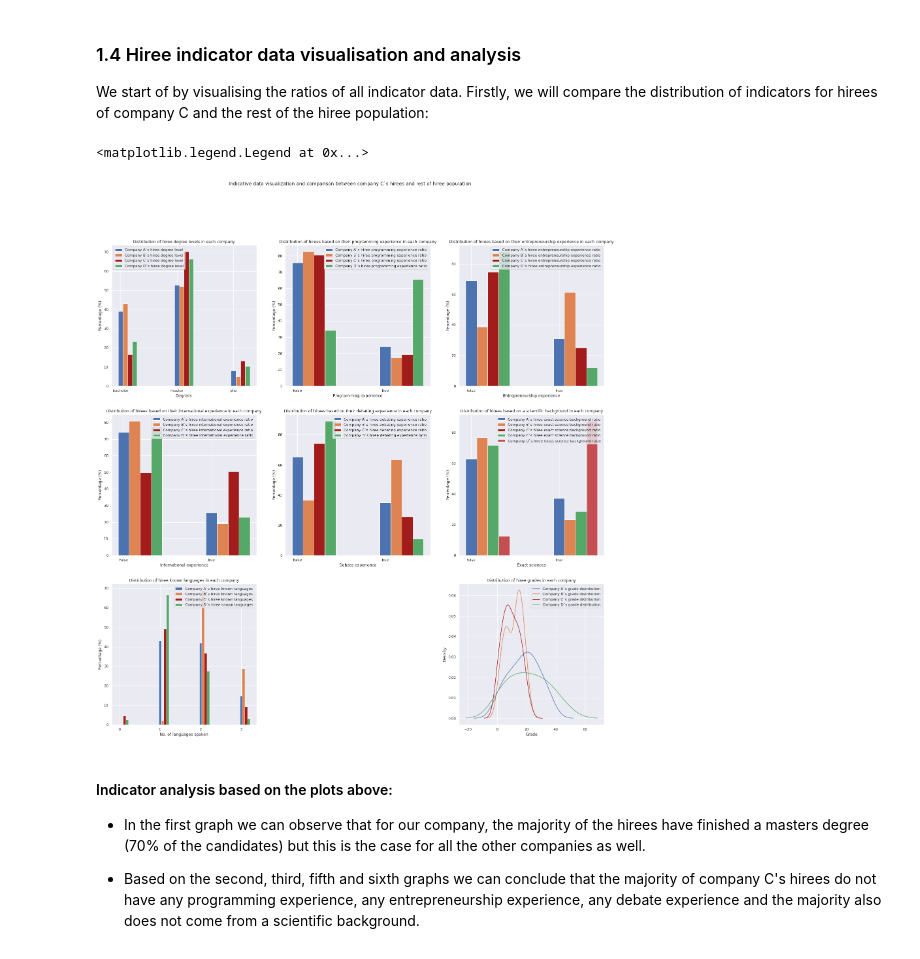
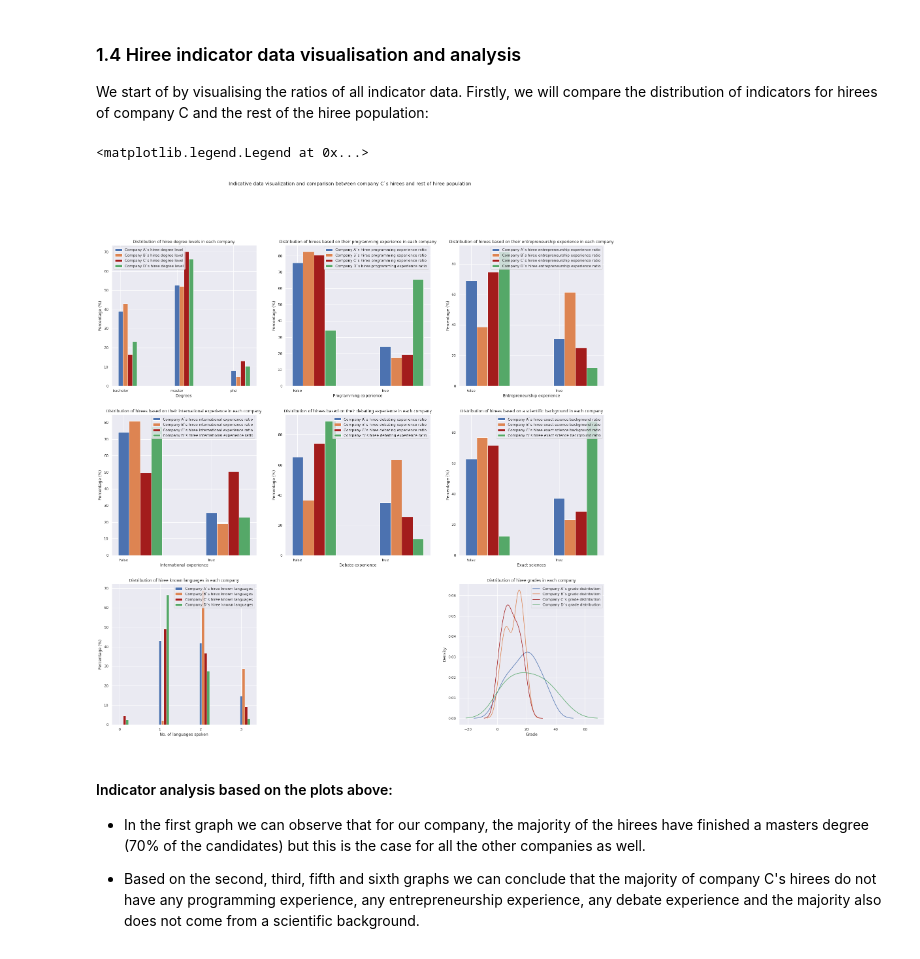
Before and after one commit to andrei-calin-dragomir/AdvisoryReportIDS, a Jupyter notebook: AdvisoryReport.ipynb, the cells around one changed output. Drawn from its saved outputs; the diff is of its cells as text; code cells hidden in the pictures.

Commit message:
Fixed a graph creation bug

```diff
--- a/AdvisoryReport.ipynb
+++ b/AdvisoryReport.ipynb
@@ -282,7 +282,7 @@ for idx, x in enumerate(recruitmentData['company'].unique()):
     debateColumn = recruitmentData.query("decision and company == '" + str(x) + "'")['ind-exact_study']
     normalizedDebateCounts = debateColumn.value_counts().sort_index().divide(debateColumn.count()).multiply(100)
     if (x == 'C'): axs[1, 2].bar(XBooleanAxis + idx/8, normalizedDebateCounts, width= 1/8, label='Company ' + str(x) + '`s hiree exact science background ratio', color='#a31c1c')
-    axs[1, 2].bar(XBooleanAxis + idx/8, normalizedDebateCounts, width= 1/8, label='Company ' + str(x) + '`s hiree exact science background ratio')
+    else: axs[1, 2].bar(XBooleanAxis + idx/8, normalizedDebateCounts, width= 1/8, label='Company ' + str(x) + '`s hiree exact science background ratio')
 
 axs[1, 2].set_xticks(XBooleanAxis)
 axs[1, 2].set_xticklabels(recruitmentData['ind-exact_study'].sort_values().unique().tolist())
@@ -294,34 +294,34 @@ axs[1, 2].legend()
 #Seventh plot
 numberOfLanguages = recruitmentData['ind-languages'].unique().size
 XLanguagesAxis = np.arange(0,numberOfLanguages)
 for idx, x in enumerate(recruitmentData['company'].unique()):
     languageColumn = recruitmentData.query("decision and company == '" + str(x) + "'")['ind-languages']
     normalizedLanguageCounts = languageColumn.value_counts().sort_index().divide(languageColumn.count()).multiply(100)
     if(normalizedLanguageCounts.index[0] != 0): normalizedLanguageCounts = pd.Series([0]).append(normalizedLanguageCounts)
     if (x == 'C'): axs[2, 0].bar(XLanguagesAxis + idx/(numberOfLanguages*4), normalizedLanguageCounts, width= 1/(numberOfLanguages * 4), label='Company ' + str(x) + '`s hiree known languages', color='#a31c1c')
     else: axs[2, 0].bar(XLanguagesAxis + idx/(numberOfLanguages*4), normalizedLanguageCounts, width= 1/(numberOfLanguages * 4), label='Company ' + str(x) + '`s hiree known languages')
 
 axs[2, 0].set_xticks(XLanguagesAxis)
 axs[2, 0].set_xticklabels(recruitmentData['ind-languages'].sort_values().unique().tolist())
 axs[2, 0].set_xlabel('No. of languages spoken')
 axs[2, 0].set_ylabel('Percentage (%)')
 axs[2, 0].set_title('Distribution of hiree known languages in each company')
 axs[2, 0].legend()
 
 axs[2, 1].set_visible(False)
 
 #Eigth plot
 for idx, x in enumerate(recruitmentData['company'].unique()):
     gradeColumn = recruitmentData.query("decision and company == '" + str(x) + "'")['ind-university_grade']
     if (x == 'C'): axs[2, 2] = gradeColumn.value_counts().plot(kind='density', label='Company ' + str(x) + '`s grade distribution', color='#a31c1c')
     else: axs[2, 2] = gradeColumn.value_counts().plot(kind='density', label='Company ' + str(x) + '`s grade distribution')
 axs[2, 2].set_xlabel('Grade')
 axs[2, 2].set_ylabel('Density')
 axs[2, 2].set_title('Distribution of hiree grades in each company')
 axs[2, 2].legend()
 # %% [output]
 <matplotlib.legend.Legend at 0x...>
-[figure, old version]
+[figure, new version]
 # %% [markdown]
 #### Indicator analysis based on the plots above:
 
```
